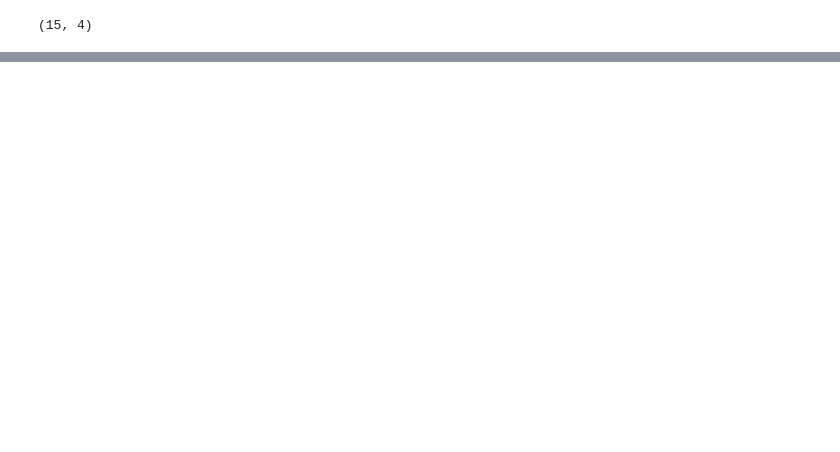
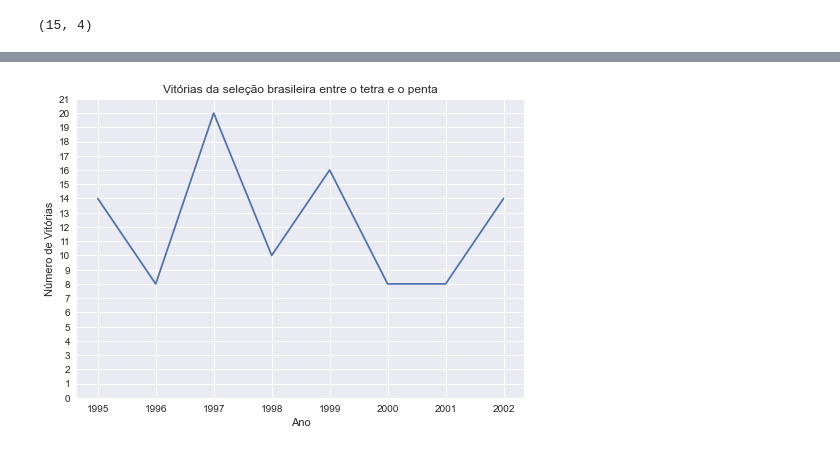
Before and after one commit to gabedewitt/dio-bootcamps, a Jupyter notebook: Python para Cientistas de Dados/Analise_exploratoria_partidas_futebol_internacional.ipynb, the cells around one changed output, grey strips where cells are left out. Saved outputs shown, nothing was run; the diff lists cells and outputs as text; code cells hidden in the pictures; blank space fills up the shorter version.

```diff
--- a/Python para Cientistas de Dados/Analise_exploratoria_partidas_futebol_internacional.ipynb
+++ b/Python para Cientistas de Dados/Analise_exploratoria_partidas_futebol_internacional.ipynb
@@ -167,5 +168,5 @@ resultados["Resultado"] = [mandante if placar_m > placar_v else visitante if pla
 # %%
-resultados["Ano"] = resultados["Data da partida"].dt.year
-resultados["Mês"] = resultados["Data da partida"].dt.month
-resultados["Dia"] = resultados["Data da partida"].dt.day
+df_resultados["Ano"] = df_resultados["Data da partida"].dt.year
+df_resultados["Mês"] = df_resultados["Data da partida"].dt.month
+df_resultados["Dia"] = df_resultados["Data da partida"].dt.day
 # %%
@@ -191,8 +194,8 @@ resultados.loc[(resultados["Mandante"] == "England")|(resultados["Visitante"] ==
 # %% [markdown]
 Para a execução das análises, se vê a necessidade de uma função para selecionar as partidas que contenham
 # %%
-def resultados_pais(pais : str) -> pd.DataFrame:
-    df_pais =  resultados.loc[(resultados["Mandante"] == pais)|(resultados["Visitante"] == pais)]
-    df_pais_penaltis = resultados_penaltis.loc[(resultados_penaltis["Mandante"] == pais)|(resultados_penaltis["Visitante"] == pais)]
+def df_resultados_pais(pais : str) -> pd.DataFrame:
+    df_pais =  df_resultados.loc[(df_resultados["Mandante"] == pais)|(df_resultados["Visitante"] == pais)]
+    df_pais_penaltis = df_resultados_penaltis.loc[(df_resultados_penaltis["Mandante"] == pais)|(df_resultados_penaltis["Visitante"] == pais)]
     return df_pais, df_pais_penaltis
 # %% [markdown]
@@ -200,5 +203,5 @@ Utilizando a função para observar os jogos do Brasil:
 # %%
-df_brasil, df_brasil_penaltis = resultados_pais("Brazil")
+df_brasil, df_brasil_penaltis = df_resultados_pais("Brazil")
 # %%
 df_brasil.head()
 # %% [output]
@@ -268,0 +274,3 @@ Observando os 5 principais resultados vemos que no total, a seleção venceu 64%
+# %%
+df_tetra_penta = df_brasil.loc[(df_brasil["Ano"] < 2003)&(df_brasil["Ano"] > 1994)]
+df_tetra_penta["Resultado"].value_counts(normalize=True).mul(100).round(1).astype(str) + '%'
@@ -268,0 +294,7 @@ Observando os 5 principais resultados vemos que no total, a seleção venceu 64%
+# %%
+df_tetra_penta[["Ano","Resultado"]].groupby(["Ano","Resultado"]).size().unstack(fill_value = 0)['Brazil'].plot()
+plt.ylabel("Número de Vitórias")
+plt.yticks(np.arange(0, 22, 1))
+plt.title("Vitórias da seleção brasileira entre o tetra e o penta");
+# %% [output]
+[figure, added]
```
Also changed, not shown: parts of 39 cells of this notebook, 1 other file.
